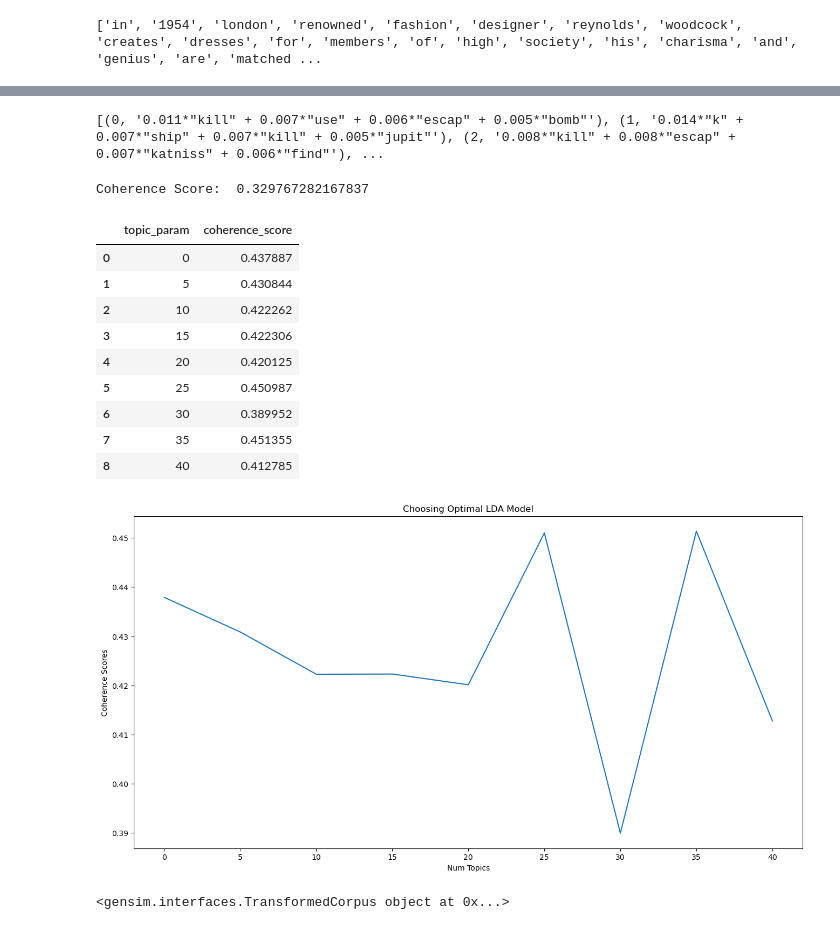
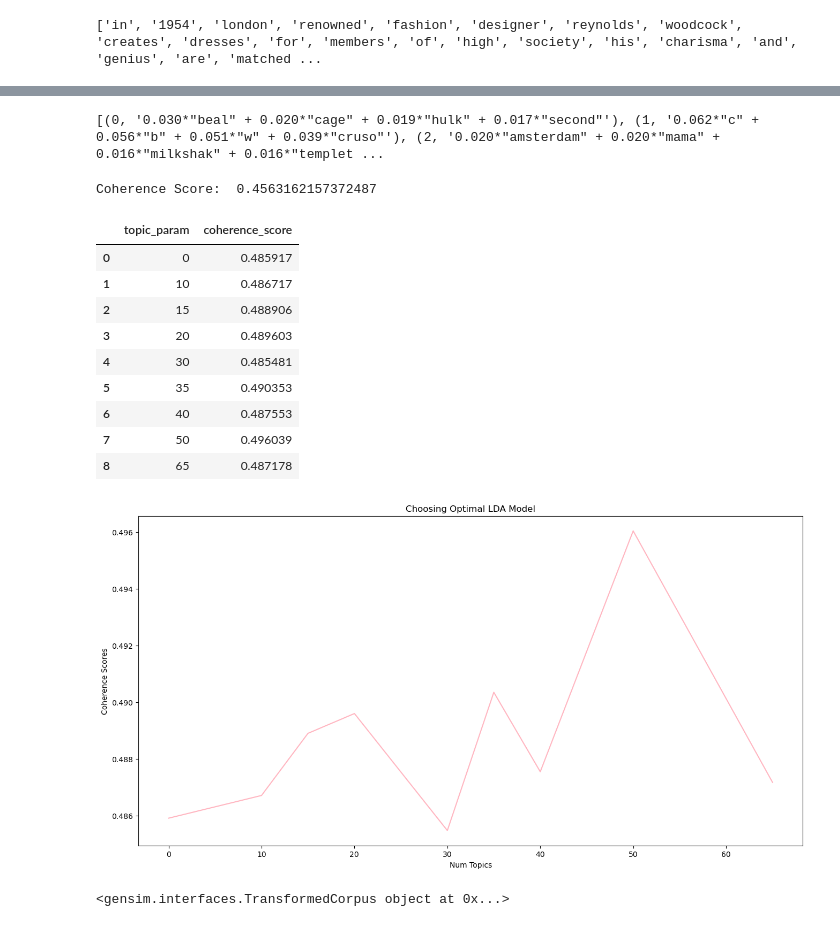
Before and after one commit to pschell23/DS-Project-Course--Parker-Schell-Alex-Torti-Mariah-Hudson, a Jupyter notebook: Project_two/AWSLDA(1).ipynb, the cells around one changed output, grey strips where cells are left out. Cells and saved outputs as stored; diff of their text form; code cells hidden in the pictures.

Commit message:
LDA Model

```diff
--- a/Project_two/AWSLDA(1).ipynb
+++ b/Project_two/AWSLDA(1).ipynb
@@ -220,11 +220,11 @@ from gensim.models import LdaModel
 from gensim.models.ldamodel import LdaModel
 # %%
 # generate LDA model
-ldamodel = gensim.models.ldamodel.LdaModel(corpus, num_topics=35, id2word = dictionary, passes=20)
+ldamodel = gensim.models.ldamodel.LdaModel(corpus, num_topics=50, id2word = dictionary, passes=20)
 # %%
-print(ldamodel.print_topics(num_topics=35, num_words=4))
+print(ldamodel.print_topics(num_topics=50, num_words=4))
 # %% [output]
-[(0, '0.011*"kill" + 0.007*"use" + 0.006*"escap" + 0.005*"bomb"'), (1, '0.014*"k" + 0.007*"ship" + 0.007*"kill" + 0.005*"jupit"'), (2, '0.008*"kill" + 0.008*"escap" + 0.007*"katniss" + 0.006*"find"'), ...
+[(0, '0.030*"beal" + 0.020*"cage" + 0.019*"hulk" + 0.017*"second"'), (1, '0.062*"c" + 0.056*"b" + 0.051*"w" + 0.039*"cruso"'), (2, '0.020*"amsterdam" + 0.020*"mama" + 0.016*"milkshak" + 0.016*"templet ...
 # %%
 from gensim.models import CoherenceModel
 
@@ -233,7 +233,7 @@ coherence_model_lda = CoherenceModel(model=ldamodel, texts=texts, dictionary=dic
 coherence_lda = coherence_model_lda.get_coherence()
 print('Coherence Score: ', coherence_lda)
 # %% [output]
-Coherence Score:  0.329767282167837
+Coherence Score:  0.4563162157372487
 # %%
 # supporting function
 def compute_coherence_values(corpus, dictionary, k):
@@ -251,7 +251,7 @@ def compute_coherence_values(corpus, dictionary, k):
     return coherence_model_lda.get_coherence()
 # %%
 # Iterate over possible number of topics. takes about 2-3mins
-topic_param = [0,5,10,15,20,25,30,35,40]
+topic_param = [0, 10,15,20,30,35, 40, 50, 65]
 coherence_score = []
 
 for k in topic_param:
@@ -264,26 +264,25 @@ param_tuning_coherence['coherence_score'] = coherence_score
 param_tuning_coherence
 # %% [output]
 |  | topic_param | coherence_score |
-| 0 | 0 | 0.437887 |
-| 1 | 5 | 0.430844 |
-| 2 | 10 | 0.422262 |
-| 3 | 15 | 0.422306 |
-| 4 | 20 | 0.420125 |
-| 5 | 25 | 0.450987 |
-| 6 | 30 | 0.389952 |
-| 7 | 35 | 0.451355 |
-| 8 | 40 | 0.412785 |
+| 0 | 0 | 0.485917 |
+| 1 | 10 | 0.486717 |
+| 2 | 15 | 0.488906 |
+| 3 | 20 | 0.489603 |
+| 4 | 30 | 0.485481 |
+| 5 | 35 | 0.490353 |
+| 6 | 40 | 0.487553 |
+| 7 | 50 | 0.496039 |
+| 8 | 65 | 0.487178 |
 # %%
 # Show graph
 plt.figure(figsize=(16, 8))
-plt.plot(topic_param, param_tuning_coherence['coherence_score'])
-
+plt.plot(topic_param, param_tuning_coherence['coherence_score'],color='lightpink')
 plt.title("Choosing Optimal LDA Model")
 plt.xlabel("Num Topics")
 plt.ylabel("Coherence Scores")
 plt.show()
 # %% [output]
-[figure, old version]
+[figure, new version]
 # %%
 def Sort_Tuple(tup):
     return(sorted(tup, key = lambda x: x[1], reverse = True))
```
Also changed, not shown: parts of 11 cells of this notebook.
